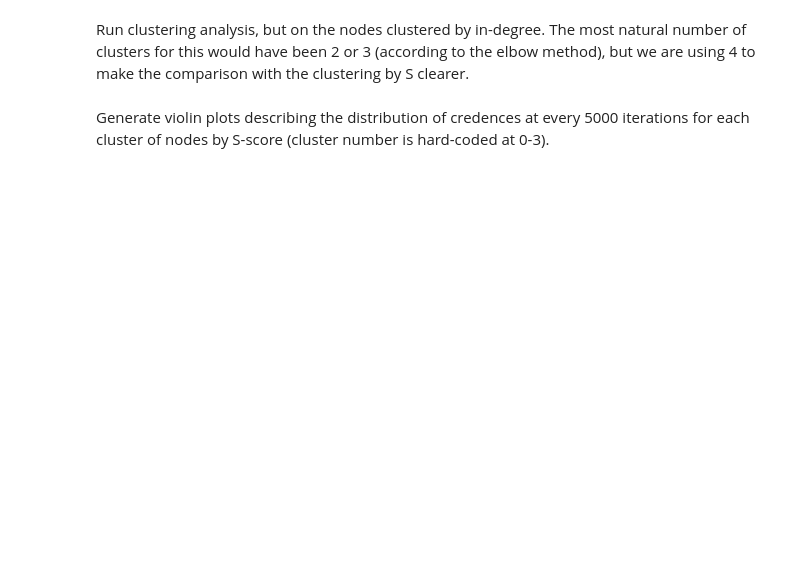
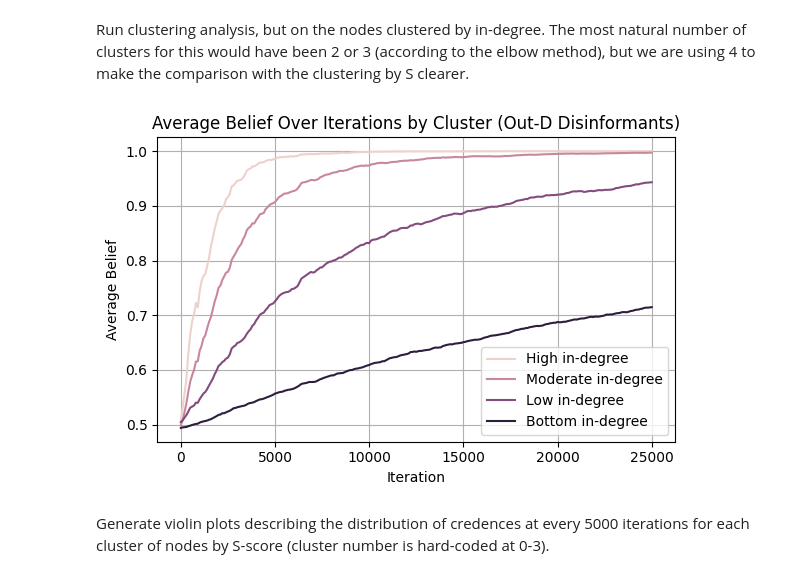
Before and after one commit to marinusferreira/unreliable-nets-analysis, a Jupyter notebook: unreliable-nets-analysis.ipynb, the cells around one changed output. Saved outputs shown, nothing was run; the diff lists cells and outputs as text; code cells hidden in the pictures; blank space fills up the shorter version.

```diff
--- a/unreliable-nets-analysis.ipynb
+++ b/unreliable-nets-analysis.ipynb
@@ -189,41 +195,43 @@ plt.tight_layout()
 Run clustering analysis, but on the nodes clustered by in-degree.
 The most natural number of clusters for this would have been 2 or 3 (according to the elbow method), but we are using 4 to make the comparison with the clustering by S clearer.
 # %%
-cluster_labels = {
+ind_cluster_labels = {
     0: 'High in-degree',
 	1: 'Moderate in-degree',
     2: 'Low in-degree',
     3: 'Bottom in-degree',
 }
 """
-cluster_labels = {
+ind_cluster_labels = {
     0: 'High in-degree',
 	1: 'Low in-degree'
 }
 """
 # Group by cluster and compute average belief
 avg_belief_by_cluster = df_merged.groupby('ind_cluster')[config.name].mean()
 
 # --- Line Plot of Average Belief Over Iterations ---
 df_avg_iter = df_merged.groupby(['iteration', 'ind_cluster'])[config.name].mean().reset_index()
 
 plt.figure(figsize=(6, 4))
 ax = sns.lineplot(data=df_avg_iter, x='iteration', y=config.name, hue='ind_cluster')
 
 # Customize legend with descriptive labels
 handles, labels = ax.get_legend_handles_labels()
-new_labels = [cluster_labels.get(int(label), label) for label in labels]
+new_labels = [ind_cluster_labels.get(int(label), label) for label in labels]
 ax.legend(handles=handles, labels=new_labels)
 
 ax.set_title(f'Average Belief Over Iterations by Cluster ({config.name})')
 ax.set_xlabel('Iteration')
 ax.set_ylabel('Average Belief')
 ax.grid(visible=True)
 plt.tight_layout()
 
 # Uncomment below lines to save plot to file rather than show in notebook
 #plt.savefig(f'{config.name}_avg_belief_by_cluster.png')
 #plt.close()
+# %% [output]
+[figure, added]
 # %% [markdown]
 Generate violin plots describing the distribution of credences at every 5000 iterations for each cluster of nodes by S-score (cluster number is hard-coded at 0-3).
 # %%
```
Also changed, not shown: parts of 52 cells of this notebook.
